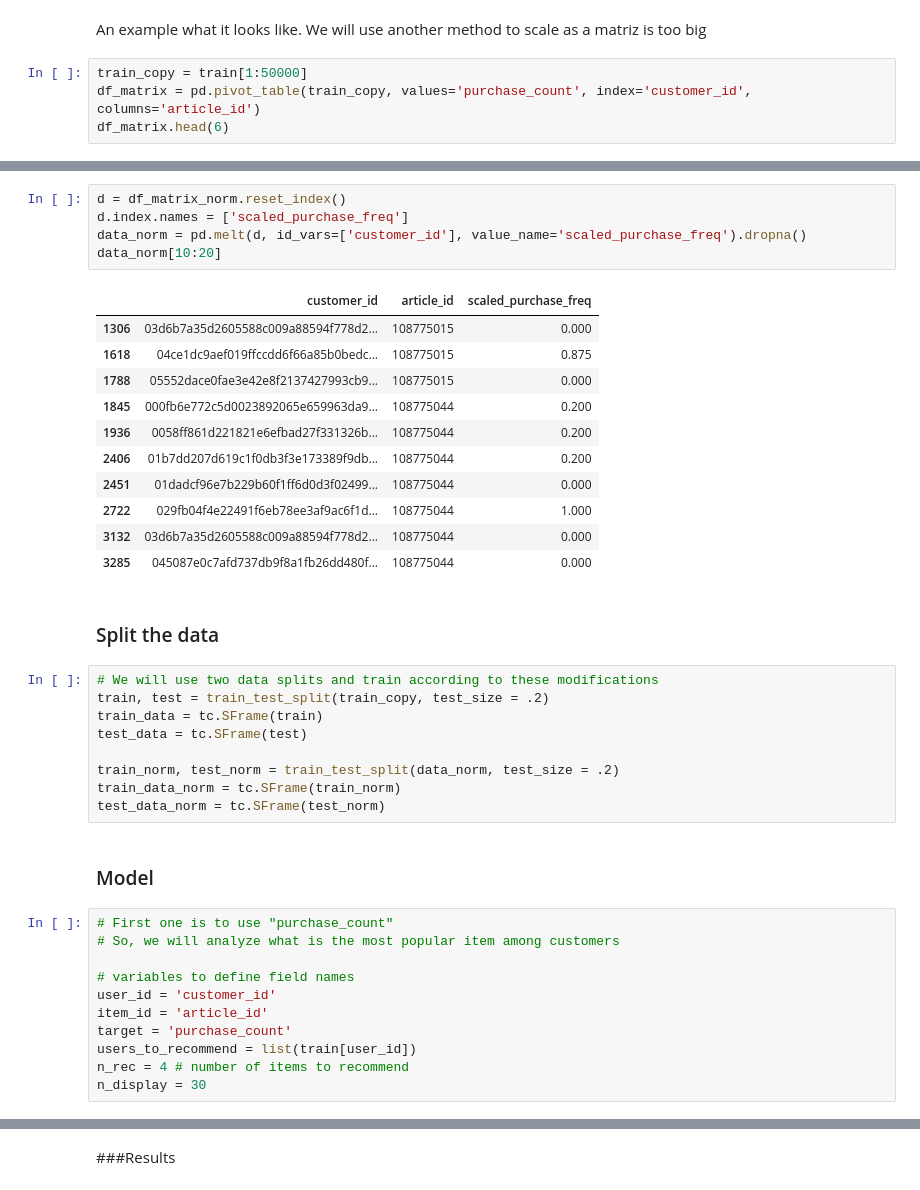
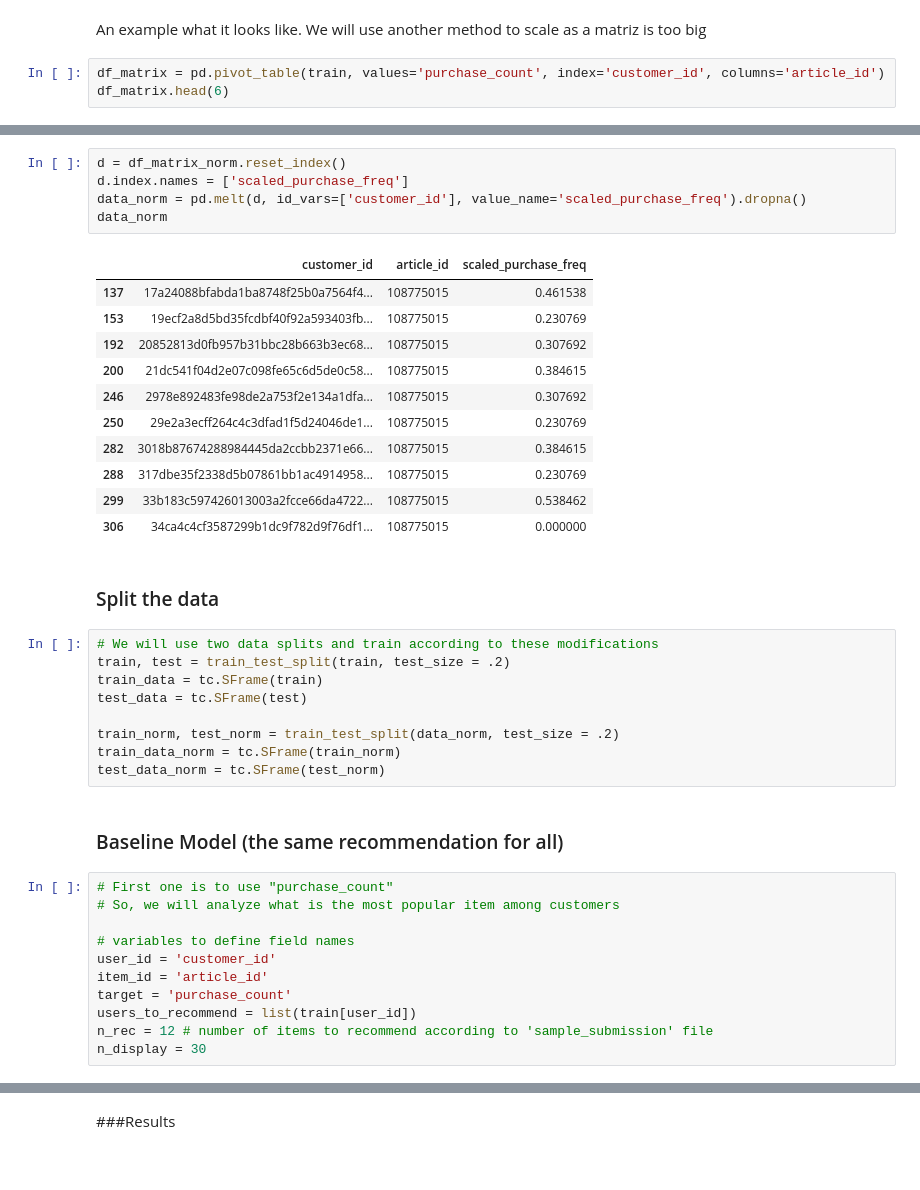
Before and after one commit to krisster/MLDM_project, a Jupyter notebook: H&M_project_test2.ipynb, the cells around one changed output, grey strips where cells are left out. Saved outputs shown, nothing was run; the diff lists cells and outputs as text.

```diff
--- a/H&M_project_test2.ipynb
+++ b/H&M_project_test2.ipynb
@@ -482,7 +556,6 @@ train[50:70]
 # %% [markdown]
 An example what it looks like. We will use another method to scale as a matriz is too big
 # %%
-train_copy = train[1:50000]
-df_matrix = pd.pivot_table(train_copy, values='purchase_count', index='customer_id', columns='article_id')
+df_matrix = pd.pivot_table(train, values='purchase_count', index='customer_id', columns='article_id')
 df_matrix.head(6)
 # %% [output]
@@ -511,33 +584,33 @@ df_matrix_norm.head(6)
 # %%
 d = df_matrix_norm.reset_index()
 d.index.names = ['scaled_purchase_freq']
 data_norm = pd.melt(d, id_vars=['customer_id'], value_name='scaled_purchase_freq').dropna()
-data_norm[10:20]
+data_norm
 # %% [output]
 |  | customer_id | article_id | scaled_purchase_freq |
-| 1306 | 03d6b7a35d2605588c009a88594f778d2... | 108775015 | 0.000 |
-| 1618 | 04ce1dc9aef019ffccdd6f66a85b0bedc... | 108775015 | 0.875 |
-| 1788 | 05552dace0fae3e42e8f2137427993cb9... | 108775015 | 0.000 |
-| 1845 | 000fb6e772c5d0023892065e659963da9... | 108775044 | 0.200 |
-| 1936 | 0058ff861d221821e6efbad27f331326b... | 108775044 | 0.200 |
-| 2406 | 01b7dd207d619c1f0db3f3e173389f9db... | 108775044 | 0.200 |
-| 2451 | 01dadcf96e7b229b60f1ff6d0d3f02499... | 108775044 | 0.000 |
-| 2722 | 029fb04f4e22491f6eb78ee3af9ac6f1d... | 108775044 | 1.000 |
-| 3132 | 03d6b7a35d2605588c009a88594f778d2... | 108775044 | 0.000 |
-| 3285 | 045087e0c7afd737db9f8a1fb26dd480f... | 108775044 | 0.000 |
+| 137 | 17a24088bfabda1ba8748f25b0a7564f4... | 108775015 | 0.461538 |
+| 153 | 19ecf2a8d5bd35fcdbf40f92a593403fb... | 108775015 | 0.230769 |
+| 192 | 20852813d0fb957b31bbc28b663b3ec68... | 108775015 | 0.307692 |
+| 200 | 21dc541f04d2e07c098fe65c6d5de0c58... | 108775015 | 0.384615 |
+| 246 | 2978e892483fe98de2a753f2e134a1dfa... | 108775015 | 0.307692 |
+| 250 | 29e2a3ecff264c4c3dfad1f5d24046de1... | 108775015 | 0.230769 |
+| 282 | 3018b87674288984445da2ccbb2371e66... | 108775015 | 0.384615 |
+| 288 | 317dbe35f2338d5b07861bb1ac4914958... | 108775015 | 0.230769 |
+| 299 | 33b183c597426013003a2fcce66da4722... | 108775015 | 0.538462 |
+| 306 | 34ca4c4cf3587299b1dc9f782d9f76df1... | 108775015 | 0.000000 |
 # %% [markdown]
 ### Split the data
 # %%
 # We will use two data splits and train according to these modifications
-train, test = train_test_split(train_copy, test_size = .2)
+train, test = train_test_split(train, test_size = .2)
 train_data = tc.SFrame(train)
 test_data = tc.SFrame(test)
 
 train_norm, test_norm = train_test_split(data_norm, test_size = .2)
 train_data_norm = tc.SFrame(train_norm)
 test_data_norm = tc.SFrame(test_norm)
-# %% [markdown]
-### Model
+# %% [markdown]
+### Baseline Model (the same recommendation for all)
 # %%
 # First one is to use "purchase_count"
 # So, we will analyze what is the most popular item among customers
@@ -547,7 +620,7 @@ user_id = 'customer_id'
 item_id = 'article_id'
 target = 'purchase_count'
 users_to_recommend = list(train[user_id])
-n_rec = 4 # number of items to recommend
+n_rec = 12 # number of items to recommend according to 'sample_submission' file
 n_display = 30
 # %%
 popularity_model = tc.popularity_recommender.create(train_data,
```
Also changed, not shown: parts of 49 cells of this notebook.
